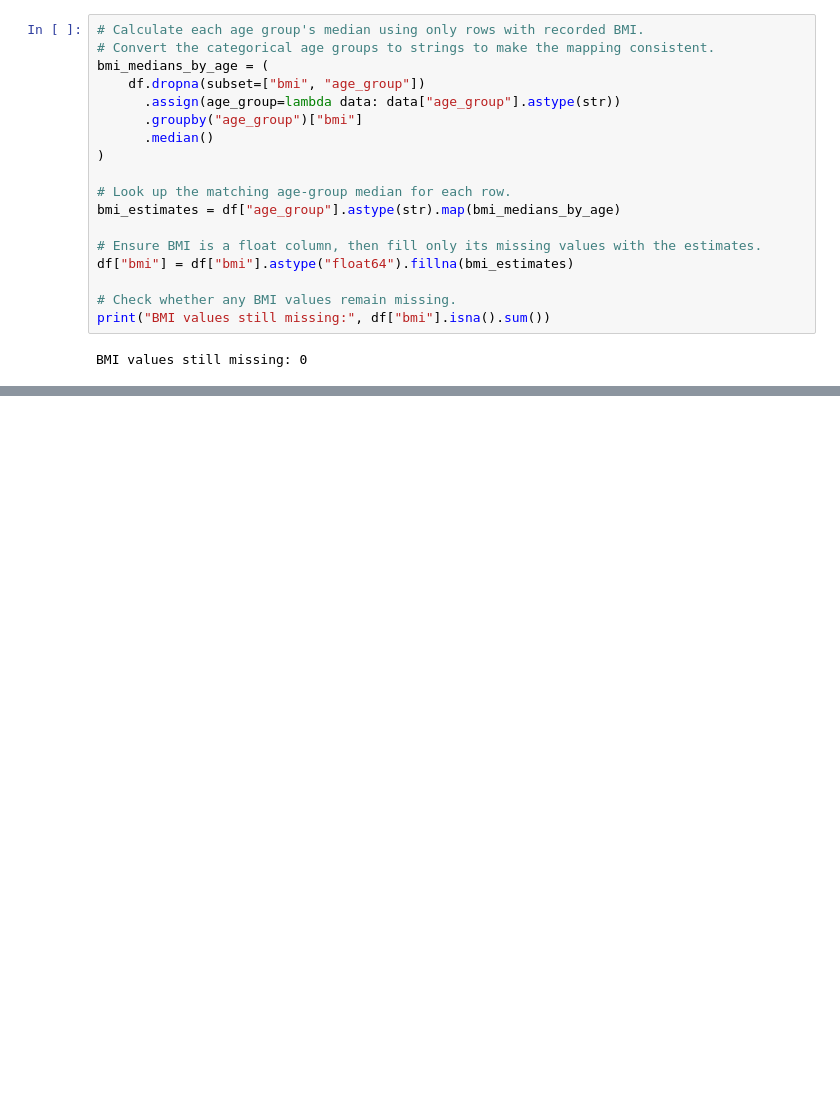
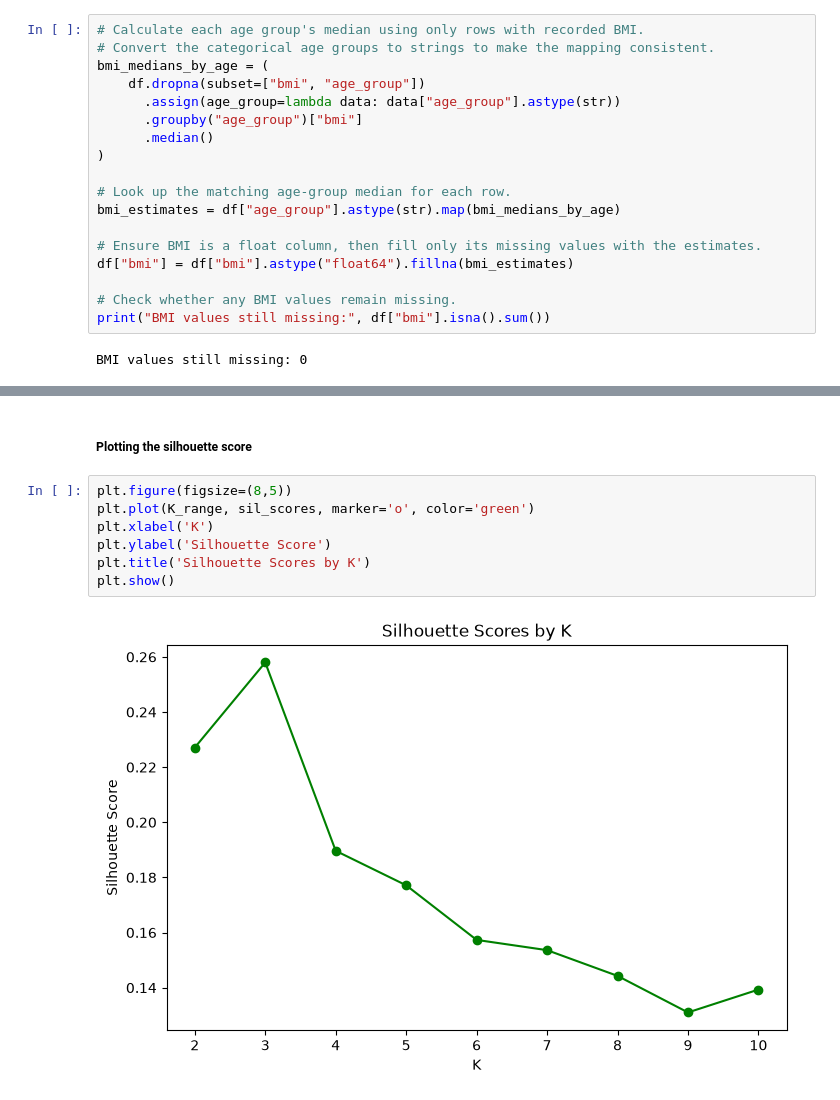
Before and after one commit to Paulelo/Capstone_project, a Jupyter notebook: group_28_capstone.ipynb, the cells around one changed output, grey strips where cells are left out. Cells and saved outputs as stored; diff of their text form; blank space fills up the shorter version.

```diff
--- a/group_28_capstone.ipynb
+++ b/group_28_capstone.ipynb
@@ -582,0 +662,11 @@ BMI values still missing: 0
+# %% [markdown]
+##### Plotting the silhouette score
+# %%
+plt.figure(figsize=(8,5))
+plt.plot(K_range, sil_scores, marker='o', color='green')
+plt.xlabel('K')
+plt.ylabel('Silhouette Score')
+plt.title('Silhouette Scores by K')
+plt.show()
+# %% [output]
+[figure, added]
```
Also changed, not shown: parts of 42 cells of this notebook.
